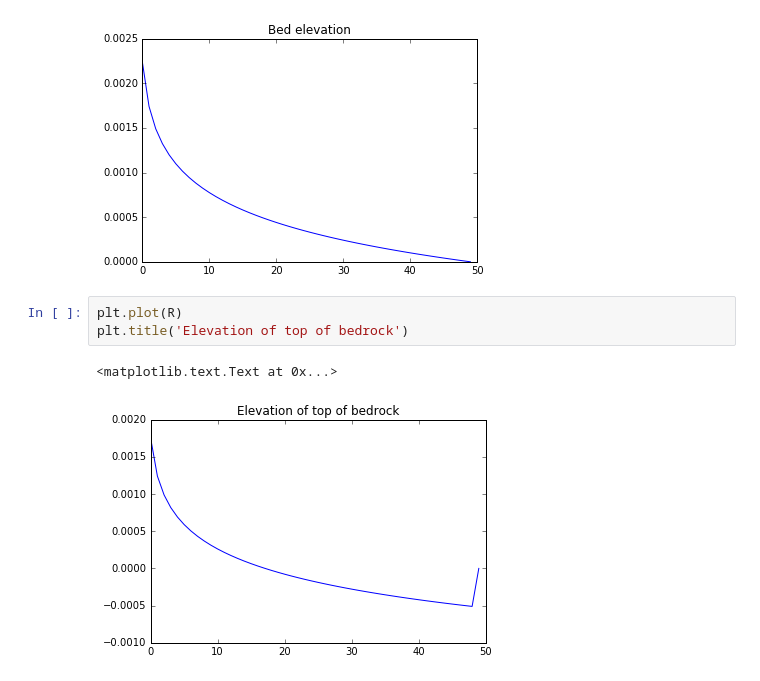
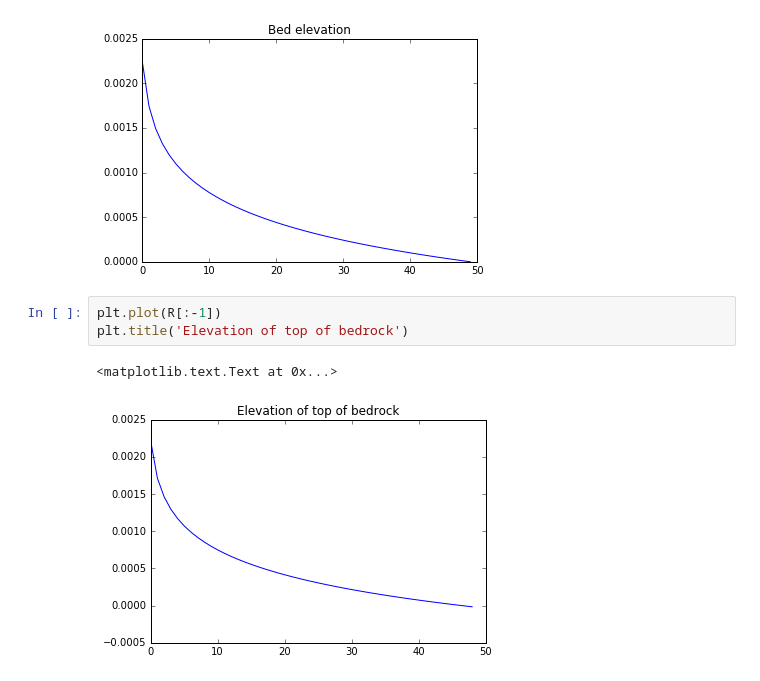
Before and after one commit to gregtucker/fluvial_erosion_theory, a Jupyter notebook: numerical_space_model_1d_timeloop_increase_q.ipynb, the cells around one changed output. Saved outputs shown, nothing was run; the diff lists cells and outputs as text.

```diff
--- a/numerical_space_model_1d_timeloop_increase_q.ipynb
+++ b/numerical_space_model_1d_timeloop_increase_q.ipynb
@@ -101,8 +101,8 @@ plt.title('Bed elevation')
 <matplotlib.text.Text at 0x...>
 [figure]
 # %%
-plt.plot(R)
+plt.plot(R[:-1])
 plt.title('Elevation of top of bedrock')
 # %% [output]
 <matplotlib.text.Text at 0x...>
-[figure, old version]
+[figure, new version]
```
Also changed, not shown: parts of 6 cells of this notebook.
